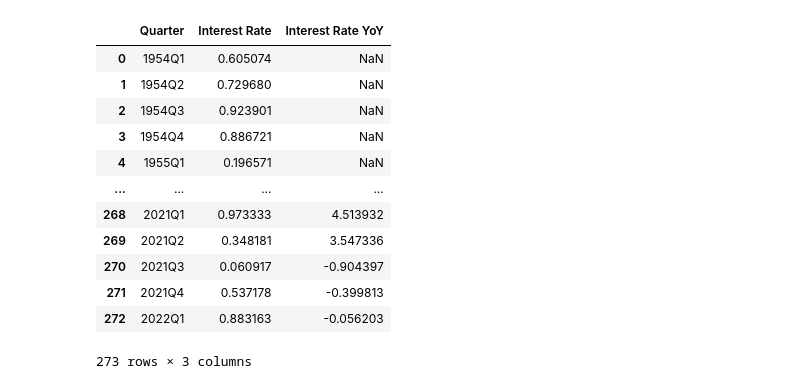
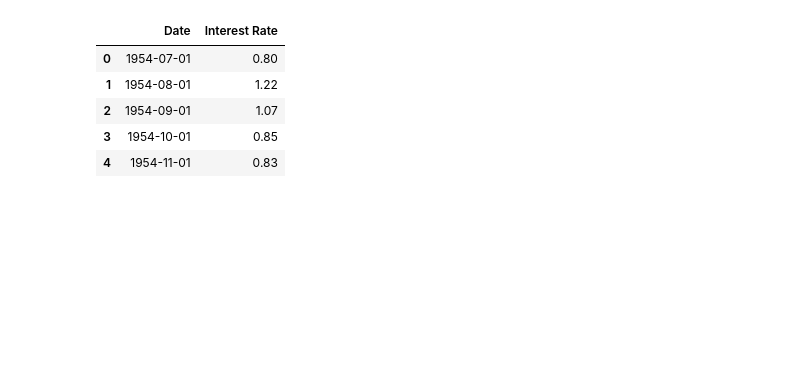
Before and after one commit to Lionta/Project-1, a Jupyter notebook: interest_rate_vs_inflation.ipynb, the cells around one changed output. Saved outputs shown, nothing was run; the diff lists cells and outputs as text; code cells hidden in the pictures; blank space fills up the shorter version.

```diff
--- a/interest_rate_vs_inflation.ipynb
+++ b/interest_rate_vs_inflation.ipynb
@@ -27,36 +24,31 @@ int_rate_df.head()
 # %%
+# Create interest rate dataframe
 int_rate_df = pd.DataFrame(fred_response["observations"])
+
 # Reduce to pertinent columns
 int_rate_df = int_rate_df[["date", "value"]]
 
+# Convert date to datetime
 int_rate_df['date'] = int_rate_df['date'].apply(pd.to_datetime)
 
+# Convert value to float
 int_rate_df = int_rate_df.astype({"value": float})
 
-date_range = pd.period_range('1954-01', '2022-01',freq='q')
-int_rate_df= pd.DataFrame({'value':np.random.rand(len(date_range))}, index=date_range)
-# int_rate_df['pct_pop'] = int_rate_df['value'].pct_change()
-int_rate_df['Interest Rate YoY'] = int_rate_df['value'].pct_change(12)
+# Change column headers
+int_rate_df = int_rate_df.rename(columns={"date": "Date", "value": "Interest Rate"})
 
 # write a CSV
 int_rate_df.to_csv("output_data/int_rate.csv")
-int_rate_df = int_rate_df.reset_index()
-int_rate_df = int_rate_df.rename(columns={"index": "Quarter", "value": "Interest Rate"})
-int_rate_df
+
+# Disply values
+int_rate_df.head()
 # %% [output]
-|  | Quarter | Interest Rate | Interest Rate YoY |
-| 0 | 1954Q1 | 0.605074 | NaN |
-| 1 | 1954Q2 | 0.729680 | NaN |
-| 2 | 1954Q3 | 0.923901 | NaN |
-| 3 | 1954Q4 | 0.886721 | NaN |
-| 4 | 1955Q1 | 0.196571 | NaN |
-| ... | ... | ... | ... |
-| 268 | 2021Q1 | 0.973333 | 4.513932 |
-| 269 | 2021Q2 | 0.348181 | 3.547336 |
-| 270 | 2021Q3 | 0.060917 | -0.904397 |
-| 271 | 2021Q4 | 0.537178 | -0.399813 |
-| 272 | 2022Q1 | 0.883163 | -0.056203 |
+|  | Date | Interest Rate |
+| 0 | 1954-07-01 | 0.80 |
+| 1 | 1954-08-01 | 1.22 |
+| 2 | 1954-09-01 | 1.07 |
+| 3 | 1954-10-01 | 0.85 |
+| 4 | 1954-11-01 | 0.83 |
-273 rows × 3 columns
 # %%
 # API Call for Consumer Price Index (CPI)
 fred_url = "https://api.stlouisfed.org/fred/series/observations?"
```
Also changed, not shown: parts of 13 cells of this notebook, 7 other files.
